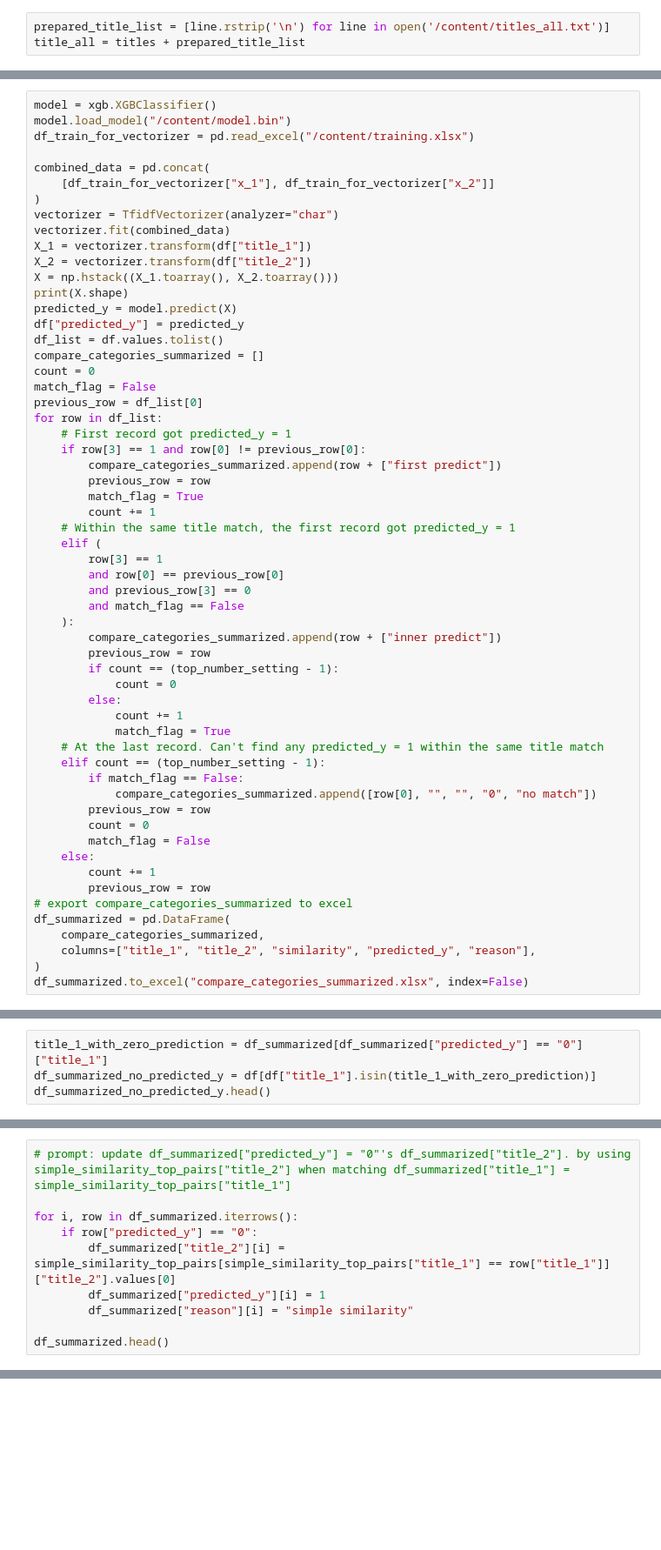
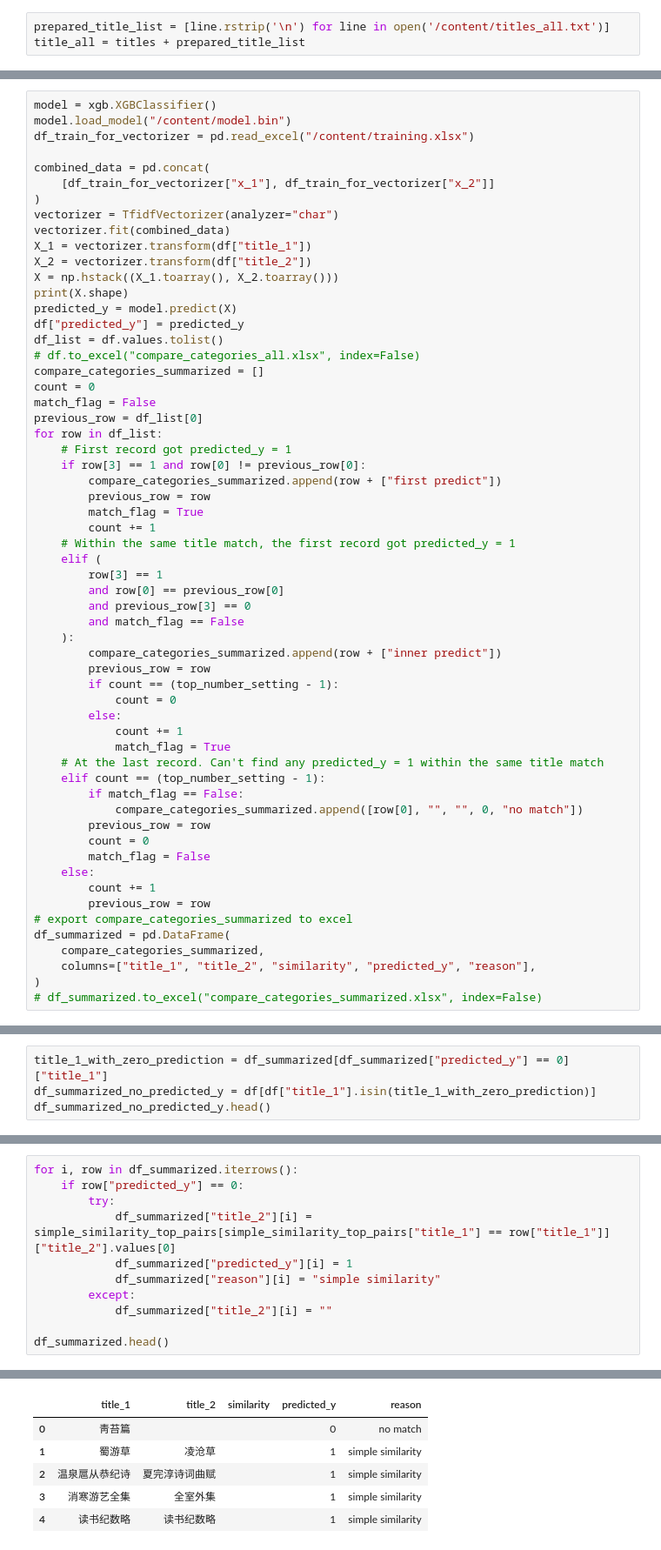
Before and after one commit to sudoghut/chinese-book-classification, a Jupyter notebook: chinese_book_classification.ipynb, the cells around one changed output, grey strips where cells are left out. Shown: that part at 87% size. Cells and saved outputs as stored; diff of their text form; blank space fills up the shorter version.

```diff
--- a/chinese_book_classification.ipynb
+++ b/chinese_book_classification.ipynb
@@ -159,6 +133,7 @@ print(X.shape)
 predicted_y = model.predict(X)
 df["predicted_y"] = predicted_y
 df_list = df.values.tolist()
+# df.to_excel("compare_categories_all.xlsx", index=False)
 compare_categories_summarized = []
 count = 0
 match_flag = False
@@ -187,7 +162,7 @@ for row in df_list:
     # At the last record. Can't find any predicted_y = 1 within the same title match
     elif count == (top_number_setting - 1):
         if match_flag == False:
-            compare_categories_summarized.append([row[0], "", "", "0", "no match"])
+            compare_categories_summarized.append([row[0], "", "", 0, "no match"])
         previous_row = row
         count = 0
         match_flag = False
@@ -199,4 +174,4 @@ df_summarized = pd.DataFrame(
     compare_categories_summarized,
     columns=["title_1", "title_2", "similarity", "predicted_y", "reason"],
 )
-df_summarized.to_excel("compare_categories_summarized.xlsx", index=False)
+# df_summarized.to_excel("compare_categories_summarized.xlsx", index=False)
@@ -203,4 +180,4 @@ df_summarized.to_excel("compare_categories_summarized.xlsx", index=False)
 # %%
-title_1_with_zero_prediction = df_summarized[df_summarized["predicted_y"] == "0"]["title_1"]
+title_1_with_zero_prediction = df_summarized[df_summarized["predicted_y"] == 0]["title_1"]
 df_summarized_no_predicted_y = df[df["title_1"].isin(title_1_with_zero_prediction)]
 df_summarized_no_predicted_y.head()
@@ -239,10 +233,12 @@ simple_similarity_top_pairs.head()
 # %%
-# prompt: update df_summarized["predicted_y"] = "0"'s df_summarized["title_2"]. by using simple_similarity_top_pairs["title_2"] when matching df_summarized["title_1"] = simple_similarity_top_pairs["title_1"]
-
 for i, row in df_summarized.iterrows():
-    if row["predicted_y"] == "0":
-        df_summarized["title_2"][i] = simple_similarity_top_pairs[simple_similarity_top_pairs["title_1"] == row["title_1"]]["title_2"].values[0]
-        df_summarized["predicted_y"][i] = 1
-        df_summarized["reason"][i] = "simple similarity"
+    if row["predicted_y"] == 0:
+        try:
+            df_summarized["title_2"][i] = simple_similarity_top_pairs[simple_similarity_top_pairs["title_1"] == row["title_1"]]["title_2"].values[0]
+            df_summarized["predicted_y"][i] = 1
+            df_summarized["reason"][i] = "simple similarity"
+        except:
+            df_summarized["title_2"][i] = ""
 
 df_summarized.head()
+# %% [output]
@@ -249,3 +261,9 @@ df_summarized.head()
+|  | title_1 | title_2 | similarity | predicted_y | reason |
+| 0 | 靑苔篇 |  |  | 0 | no match |
+| 1 | 蜀游草 | 凌沧草 |  | 1 | simple similarity |
+| 2 | 温泉扈从恭纪诗 | 夏完淳诗词曲赋 |  | 1 | simple similarity |
+| 3 | 消寒游艺全集 | 全室外集 |  | 1 | simple similarity |
+| 4 | 读书纪数略 | 读书纪数略 |  | 1 | simple similarity |
 # %%
 book_category_match = pd.read_excel("/content/book_category_match.xlsx")
 df_summarized["category"] = ""
```
Also changed, not shown: parts of 12 cells of this notebook.
